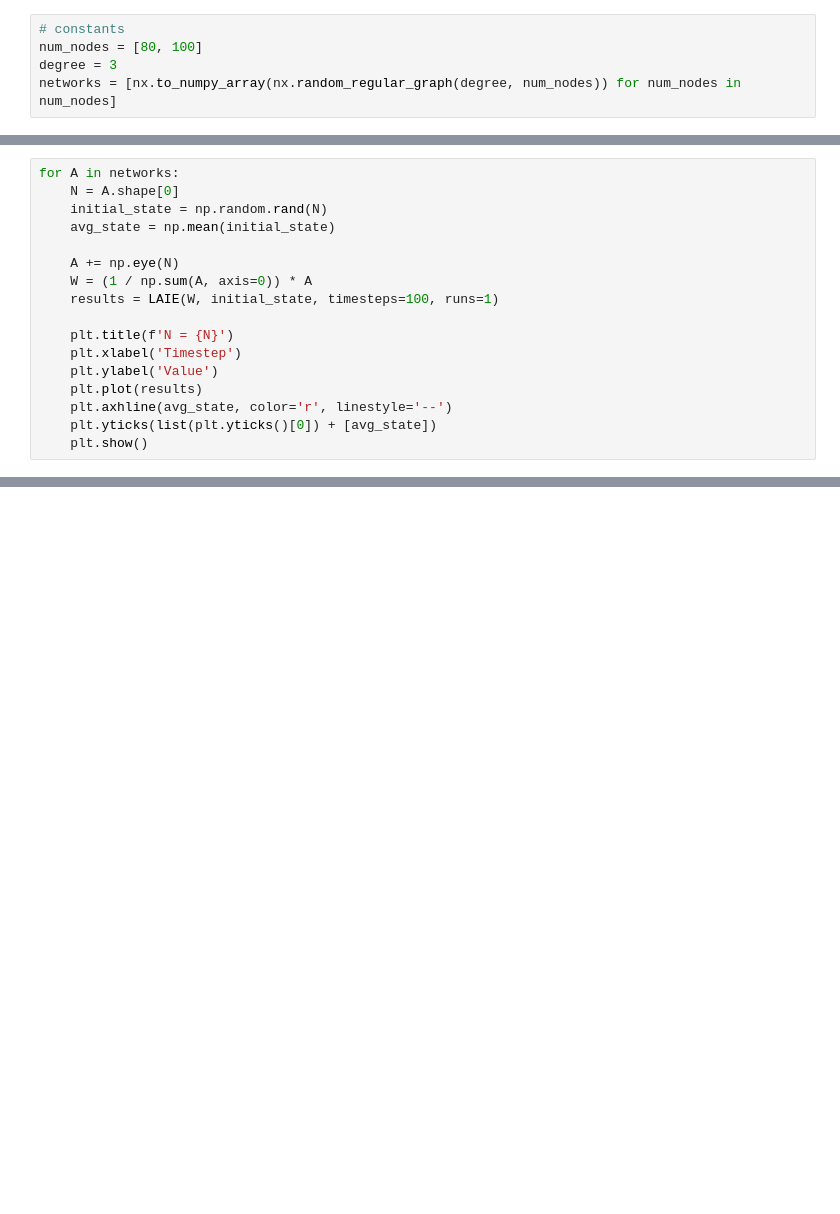
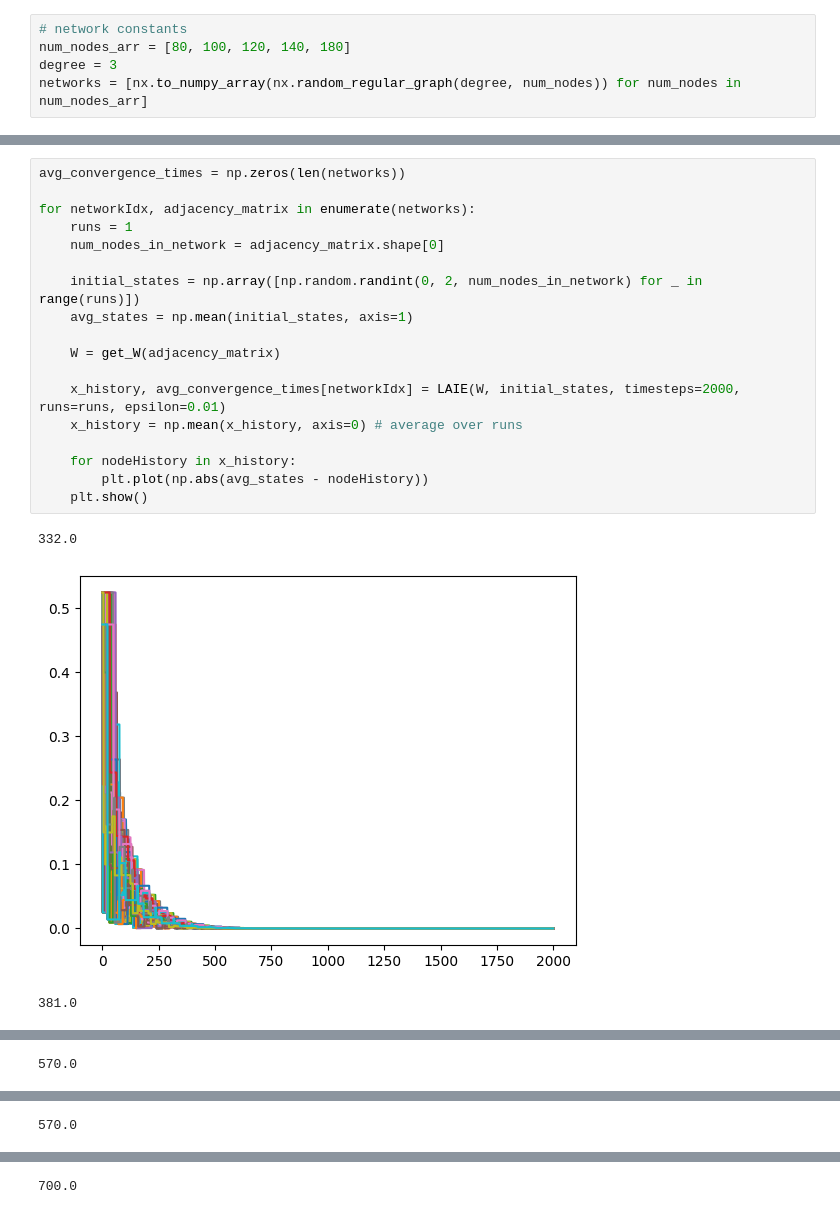
Before and after one commit to mokotturu/mamab-jit, a Jupyter notebook: laie.ipynb, the cells around one changed output, grey strips where cells are left out. Cells and saved outputs as stored; diff of their text form; blank space fills up the shorter version.

```diff
--- a/laie.ipynb
+++ b/laie.ipynb
@@ -5,6 +6,6 @@ import matplotlib.pyplot as plt
 # %%
-# constants
-num_nodes = [80, 100]
+# network constants
+num_nodes_arr = [80, 100, 120, 140, 180]
 degree = 3
-networks = [nx.to_numpy_array(nx.random_regular_graph(degree, num_nodes)) for num_nodes in num_nodes]
+networks = [nx.to_numpy_array(nx.random_regular_graph(degree, num_nodes)) for num_nodes in num_nodes_arr]
 # %%
@@ -25,17 +41,0 @@ def LAIE(W: np.ndarray, x_0: np.ndarray, timesteps=100, runs=100, epsilon=0.01)
-# %%
-for A in networks:
-	N = A.shape[0]
-	initial_state = np.random.rand(N)
-	avg_state = np.mean(initial_state)
-
-	A += np.eye(N)
-	W = (1 / np.sum(A, axis=0)) * A
-	results = LAIE(W, initial_state, timesteps=100, runs=1)
-
-	plt.title(f'N = {N}')
-	plt.xlabel('Timestep')
-	plt.ylabel('Value')
-	plt.plot(results)
-	plt.axhline(avg_state, color='r', linestyle='--')
-	plt.yticks(list(plt.yticks()[0]) + [avg_state])
-	plt.show()
@@ -44,0 +74,22 @@ for A in networks:
+# %%
+avg_convergence_times = np.zeros(len(networks))
+
+for networkIdx, adjacency_matrix in enumerate(networks):
+	runs = 1
+	num_nodes_in_network = adjacency_matrix.shape[0]
+
+	initial_states = np.array([np.random.randint(0, 2, num_nodes_in_network) for _ in range(runs)])
+	avg_states = np.mean(initial_states, axis=1)
+
+	W = get_W(adjacency_matrix)
+
+	x_history, avg_convergence_times[networkIdx] = LAIE(W, initial_states, timesteps=2000, runs=runs, epsilon=0.01)
+	x_history = np.mean(x_history, axis=0) # average over runs
+
+	for nodeHistory in x_history:
+		plt.plot(np.abs(avg_states - nodeHistory))
+	plt.show()
+# %% [output]
+332.0
+[figure, added]
+381.0
@@ -44,0 +97 @@ for A in networks:
+570.0
@@ -44,0 +99 @@ for A in networks:
+570.0
@@ -44,0 +101 @@ for A in networks:
+700.0
```
Also changed, not shown: parts of 5 cells of this notebook.
